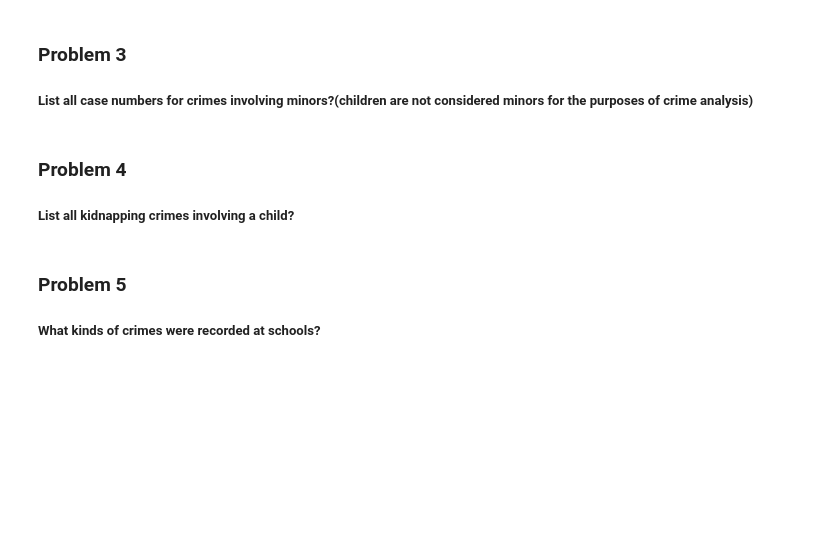
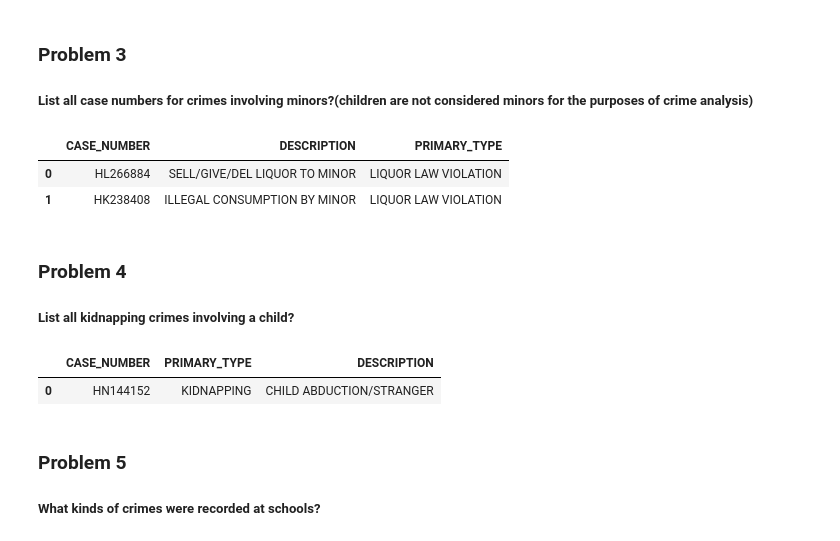
Before and after one commit to couzhei/ai-journey, a Jupyter notebook: ibm-data-science/06-db-and-sql/Final-assignment-v5.ipynb, the cells around one changed output. Cells and saved outputs as stored; diff of their text form; code cells hidden in the pictures; blank space fills up the shorter version.

```diff
--- a/ibm-data-science/06-db-and-sql/Final-assignment-v5.ipynb
+++ b/ibm-data-science/06-db-and-sql/Final-assignment-v5.ipynb
@@ -105,10 +165,31 @@ Now write and execute SQL queries to solve assignment problems
 ### Problem 3
 
 ##### List all case numbers for crimes  involving minors?(children are not considered minors for the purposes of crime analysis)
+# %%
+conn = sqlite3.connect("CHICAGO_CRIME_DATA.db")
+sql_string = """SELECT CASE_NUMBER, DESCRIPTION, PRIMARY_TYPE
+                FROM CHICAGO_CRIME_DATA
+                WHERE DESCRIPTION LIKE '%MINOR%'
+"""
+pd.read_sql(sql_string, conn)
+# %% [output]
+|  | CASE_NUMBER | DESCRIPTION | PRIMARY_TYPE |
+| 0 | HL266884 | SELL/GIVE/DEL LIQUOR TO MINOR | LIQUOR LAW VIOLATION |
+| 1 | HK238408 | ILLEGAL CONSUMPTION BY MINOR | LIQUOR LAW VIOLATION |
 # %% [markdown]
 ### Problem 4
 
 ##### List all kidnapping crimes involving a child?
+# %%
+conn = sqlite3.connect("CHICAGO_CRIME_DATA.db")
+sql_string = """SELECT CASE_NUMBER, PRIMARY_TYPE, DESCRIPTION
+                FROM CHICAGO_CRIME_DATA
+                WHERE PRIMARY_TYPE = 'KIDNAPPING' AND DESCRIPTION LIKE '%CHILD%'
+"""
+pd.read_sql(sql_string, conn)
+# %% [output]
+|  | CASE_NUMBER | PRIMARY_TYPE | DESCRIPTION |
+| 0 | HN144152 | KIDNAPPING | CHILD ABDUCTION/STRANGER |
 # %% [markdown]
 ### Problem 5
 
```
Also changed, not shown: parts of 12 cells of this notebook, 7 other files.
